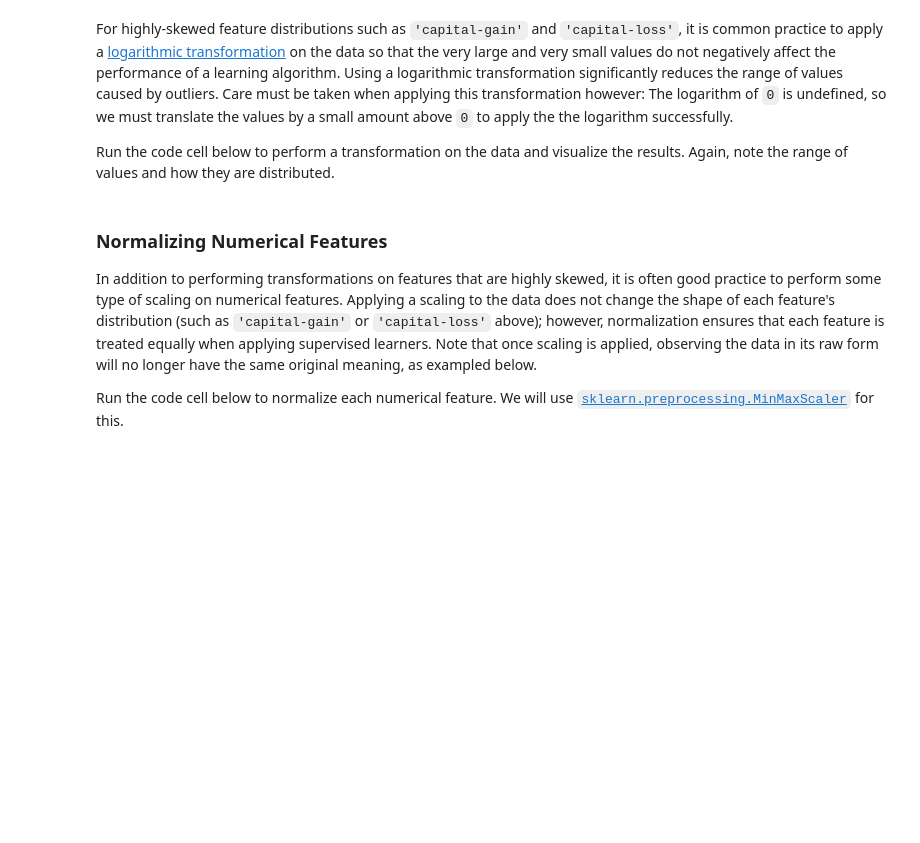
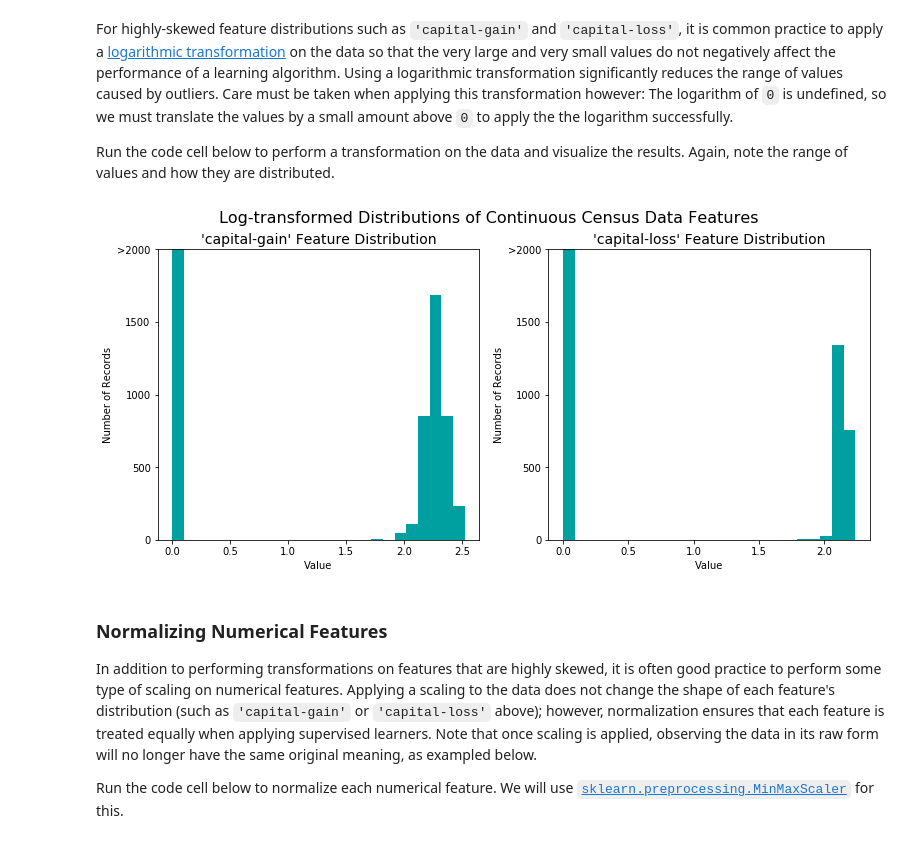
Before and after one commit to waficf/Kaggle_Competitions, a Jupyter notebook: finding_donors.ipynb, the cells around one changed output. Cells and saved outputs as stored; diff of their text form; code cells hidden in the pictures; blank space fills up the shorter version.

```diff
--- a/finding_donors.ipynb
+++ b/finding_donors.ipynb
@@ -114,11 +116,13 @@ Run the code cell below to perform a transformation on the data and visualize th
 # %%
 # Log-transform the skewed features
 skewed = ['capital-gain', 'capital-loss']
 features_log_transformed = pd.DataFrame(data = features_raw)
 features_log_transformed[skewed] = features_raw[skewed].apply(lambda x: np.log(x + 1))
 
 # Visualize the new log distributions
-vs.distribution(features_log_transformed, transformed = True)
+distribution(features_log_transformed, transformed = True)
+# %% [output]
+[figure, added]
 # %% [markdown]
 ### Normalizing Numerical Features
 In addition to performing transformations on features that are highly skewed, it is often good practice to perform some type of scaling on numerical features. Applying a scaling to the data does not change the shape of each feature's distribution (such as `'capital-gain'` or `'capital-loss'` above); however, normalization ensures that each feature is treated equally when applying supervised learners. Note that once scaling is applied, observing the data in its raw form will no longer have the same original meaning, as exampled below.
```
Also changed, not shown: parts of 12 cells of this notebook.
